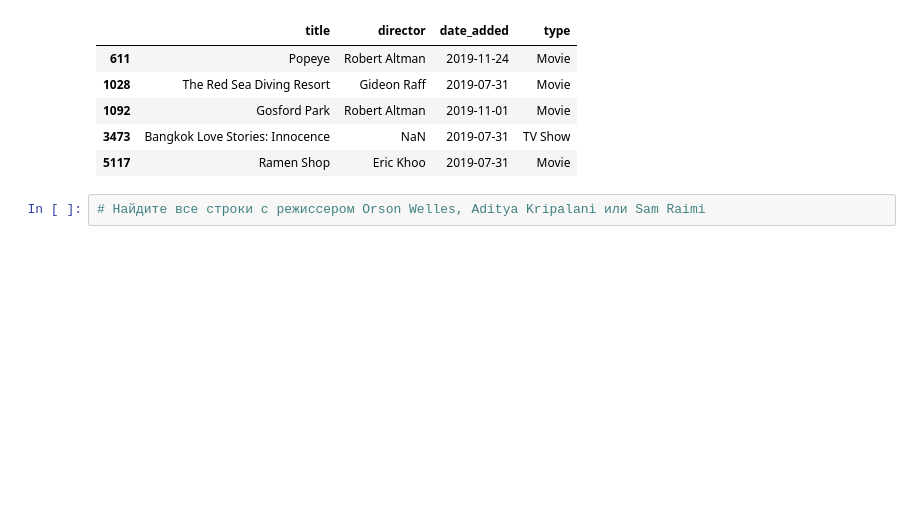
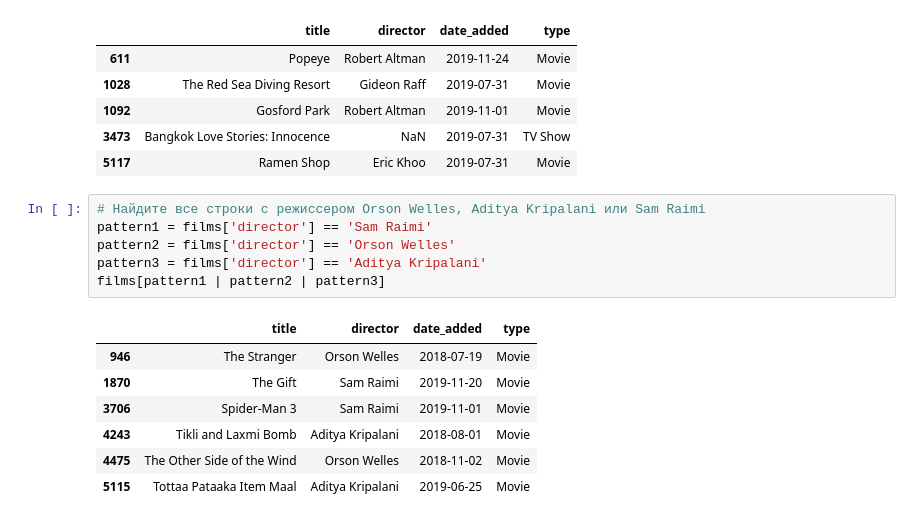
Before and after one commit to Sinrez/PythonProjects, a Jupyter notebook: hw5_pandas_in_act.ipynb, the cells around one changed output. Cells and saved outputs as stored; diff of their text form; blank space fills up the shorter version.

```diff
--- a/hw5_pandas_in_act.ipynb
+++ b/hw5_pandas_in_act.ipynb
@@ -66,3 +66,15 @@ films[pattern1 | pattern2]
 | 5117 | Ramen Shop | Eric Khoo | 2019-07-31 | Movie |
 # %%
 # Найдите все строки с режиссером Orson Welles, Aditya Kripalani или Sam Raimi
+pattern1 = films['director'] == 'Sam Raimi'
+pattern2 = films['director'] == 'Orson Welles'
+pattern3 = films['director'] == 'Aditya Kripalani'
+films[pattern1 | pattern2 | pattern3]
+# %% [output]
+|  | title | director | date_added | type |
+| 946 | The Stranger | Orson Welles | 2018-07-19 | Movie |
+| 1870 | The Gift | Sam Raimi | 2019-11-20 | Movie |
+| 3706 | Spider-Man 3 | Sam Raimi | 2019-11-01 | Movie |
+| 4243 | Tikli and Laxmi Bomb | Aditya Kripalani | 2018-08-01 | Movie |
+| 4475 | The Other Side of the Wind | Orson Welles | 2018-11-02 | Movie |
+| 5115 | Tottaa Pataaka Item Maal | Aditya Kripalani | 2019-06-25 | Movie |
```
Also changed, not shown: parts of 4 cells of this notebook.
